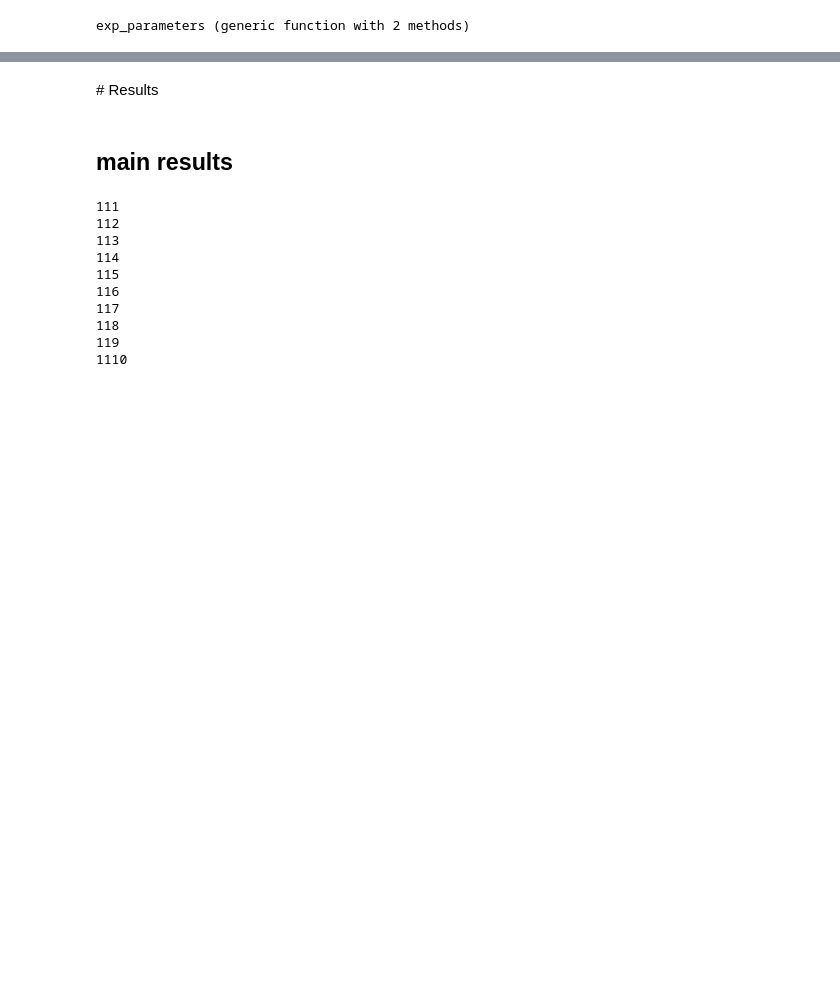
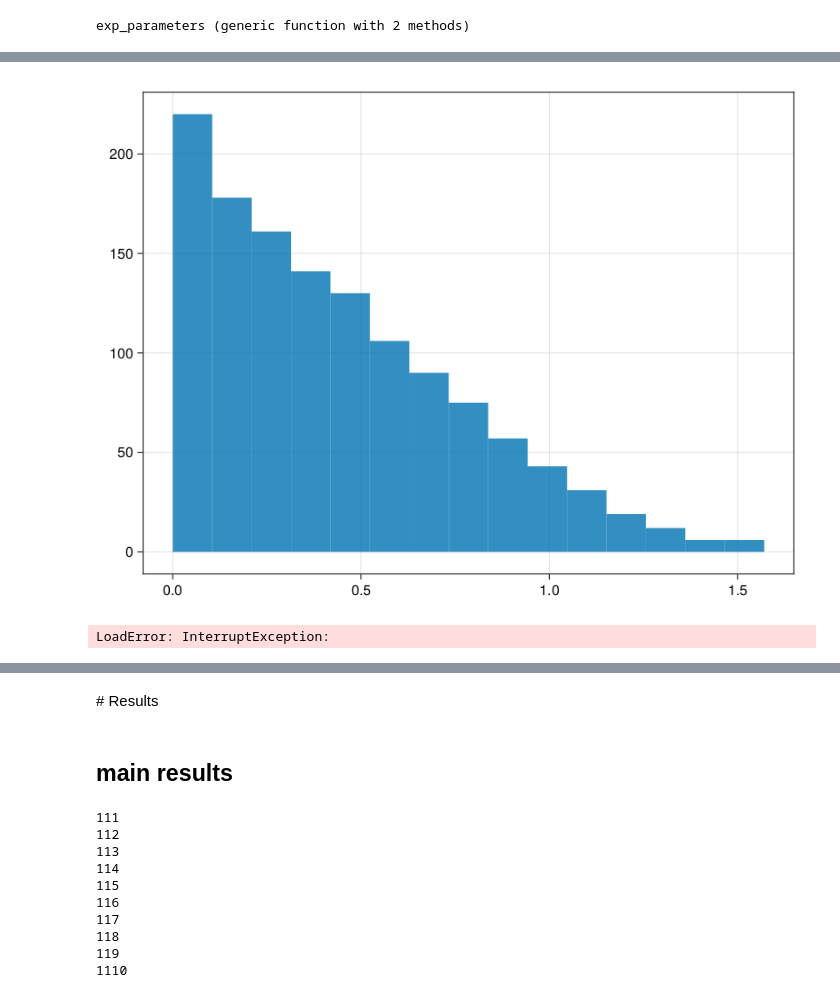
Before and after one commit to CleggTom/TempRanges, a Jupyter notebook: Notebooks/psw_simulations.ipynb, the cells around one changed output, grey strips where cells are left out. Cells and saved outputs as stored; diff of their text form; code cells hidden in the pictures; blank space fills up the shorter version.

```diff
--- a/Notebooks/psw_simulations.ipynb
+++ b/Notebooks/psw_simulations.ipynb
@@ -145,0 +341,4 @@ fig
+# %%
+#generate inital metacommunity
+Random.seed!(2)
+mc = fw.stable_metacommunity(30,0.2,lonlat, R = 42.0, fexp = exp_parameters, verbose = true, max_draws = 1, vk = 1000, psw_threshold = 0.75)
@@ -145,0 +369,36 @@ fig
+# %%
+filter(x-> !isinf(x), mc.D) |> hist
+# %% [output]
+[figure, added]
+# %%
+#simulate dispersal
+Random.seed!(1)
+
+psw = zeros(length(mc.loc),2,2)
+
+mc_prob = deepcopy(mc)
+mc_random = deepcopy(mc)
+
+psw[:,1,1] .= fw.proportion_stable_webs(mc_prob, exp_parameters)
+psw[:,1,2] .= fw.proportion_stable_webs(mc_random, exp_parameters)
+
+fw.multiple_dispersal!(mc_prob, p_dispersal = :a, d_dispersal = :p, αd = .75)
+fw.multiple_dispersal!(mc_random, p_dispersal = :a, d_dispersal = :p, αd = .0)
+
+psw[:,2,1] .= fw.proportion_stable_webs(mc_prob, exp_parameters)
+psw[:,2,2] .= fw.proportion_stable_webs(mc_random, exp_parameters)
+
+fig = Figure()
+
+for i = 1:2
+    for j = 1:2
+        ax = Axis(fig[i,j])
+        scatter!(ax, ϕ, psw[:,i,j])
+    end
+end
+
+linkaxes!(fig.content...)
+
+fig
+# %% [output]
+LoadError: InterruptException:
```
Also changed, not shown: parts of 87 cells of this notebook, 10 other files.
